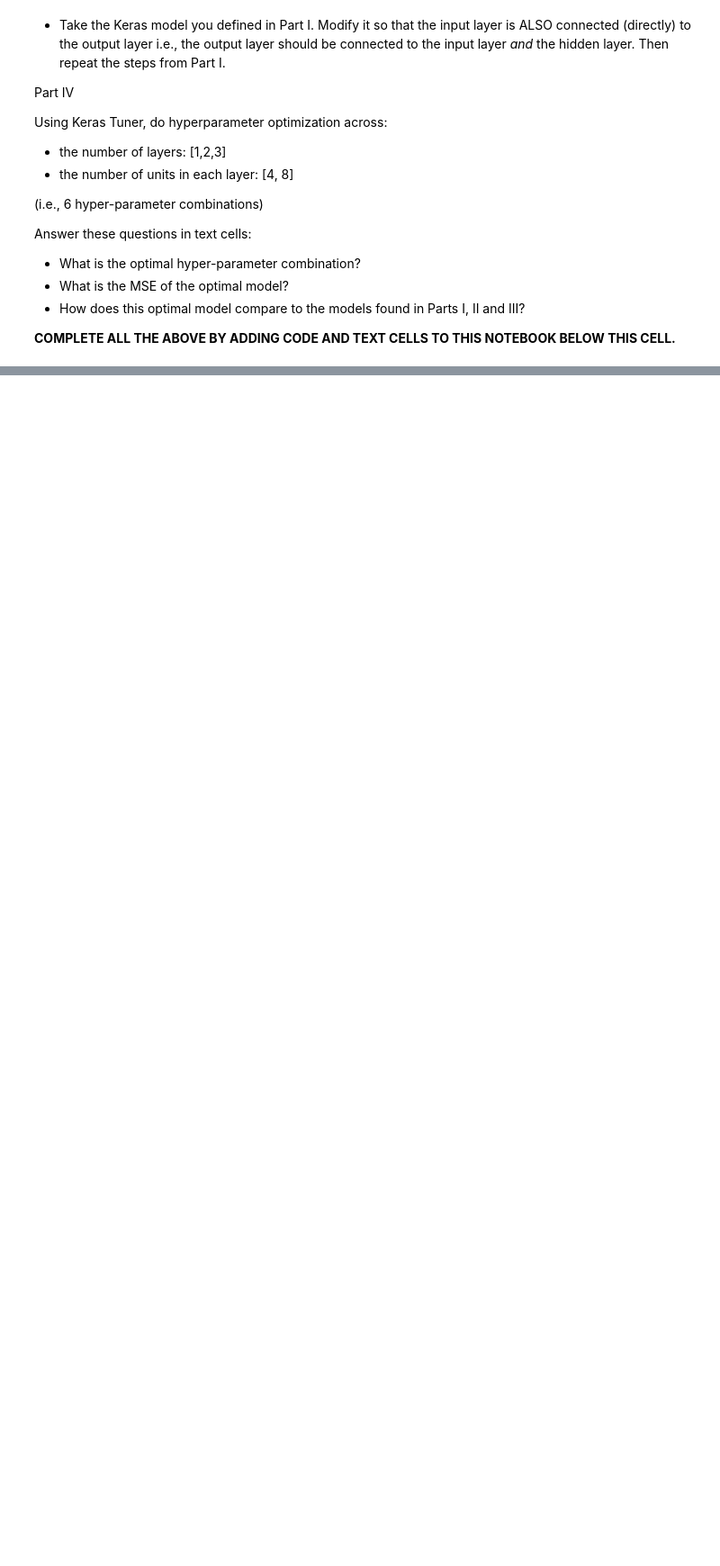
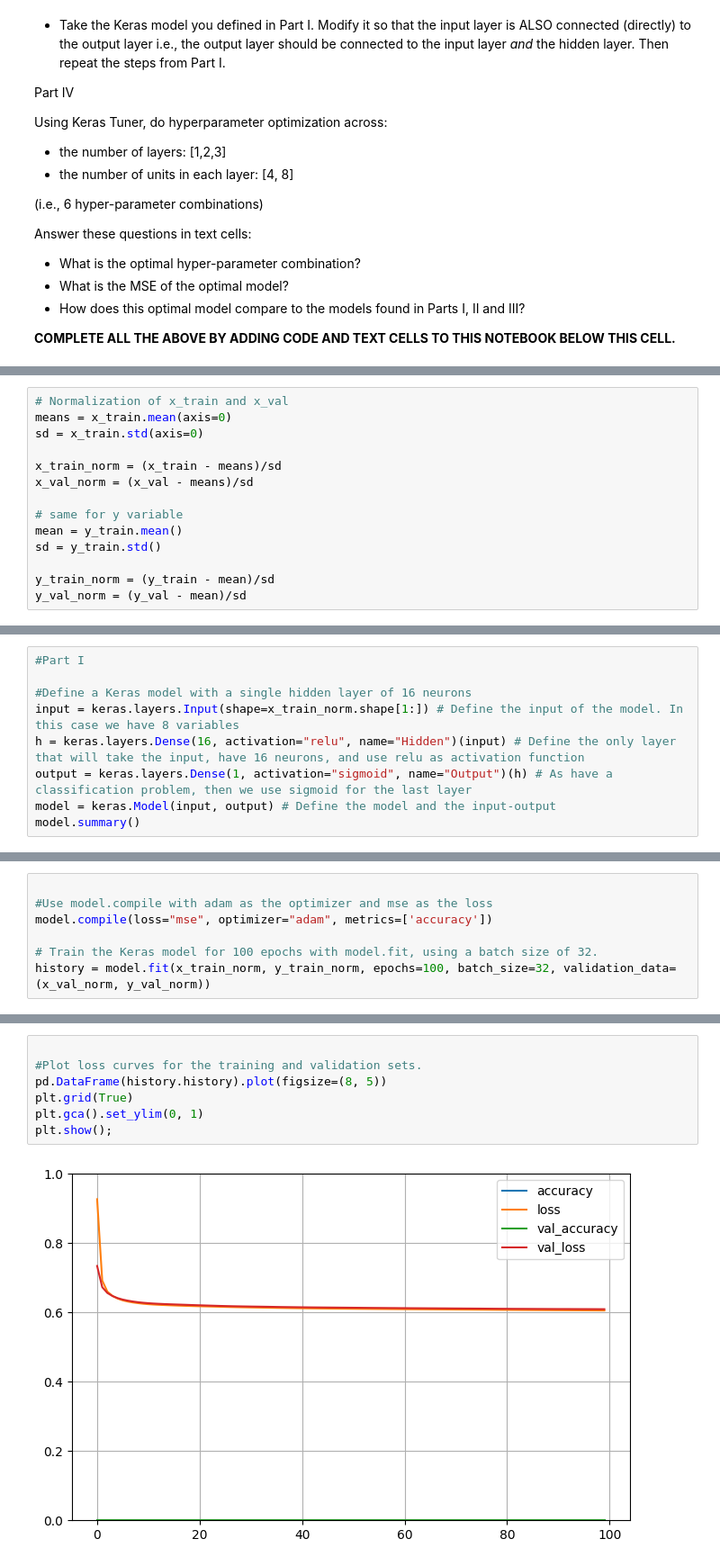
Before and after one commit to YaelCG/DeepLearning, a Jupyter notebook: HODL_SP25.ipynb, the cells around one changed output, grey strips where cells are left out. Shown at 90% size. Cells and saved outputs as stored; diff of their text form; blank space fills up the shorter version.

```diff
--- a/HODL_SP25.ipynb
+++ b/HODL_SP25.ipynb
@@ -87,0 +93,14 @@ Answer these questions in text cells:
+# %%
+# Normalization of x_train and x_val
+means = x_train.mean(axis=0)
+sd = x_train.std(axis=0)
+
+x_train_norm = (x_train - means)/sd
+x_val_norm = (x_val - means)/sd
+
+# same for y variable
+mean = y_train.mean()
+sd = y_train.std()
+
+y_train_norm = (y_train - mean)/sd
+y_val_norm = (y_val - mean)/sd
@@ -87,0 +109,9 @@ Answer these questions in text cells:
+# %%
+#Part I
+
+#Define a Keras model with a single hidden layer of 16 neurons
+input = keras.layers.Input(shape=x_train_norm.shape[1:]) # Define the input of the model. In this case we have 8 variables
+h = keras.layers.Dense(16, activation="relu", name="Hidden")(input) # Define the only layer that will take the input, have 16 neurons, and use relu as activation function
+output = keras.layers.Dense(1, activation="sigmoid", name="Output")(h) # As have a classification problem, then we use sigmoid for the last layer
+model = keras.Model(input, output) # Define the model and the input-output
+model.summary()
@@ -87,0 +132,7 @@ Answer these questions in text cells:
+# %%
+
+#Use model.compile with adam as the optimizer and mse as the loss
+model.compile(loss="mse", optimizer="adam", metrics=['accuracy'])
+
+# Train the Keras model for 100 epochs with model.fit, using a batch size of 32.
+history = model.fit(x_train_norm, y_train_norm, epochs=100, batch_size=32, validation_data=(x_val_norm, y_val_norm))
@@ -87,0 +157,9 @@ Answer these questions in text cells:
+# %%
+
+#Plot loss curves for the training and validation sets.
+pd.DataFrame(history.history).plot(figsize=(8, 5))
+plt.grid(True)
+plt.gca().set_ylim(0, 1)
+plt.show();
+# %% [output]
+[figure, added]
```
Also changed, not shown: parts of 18 cells of this notebook.
